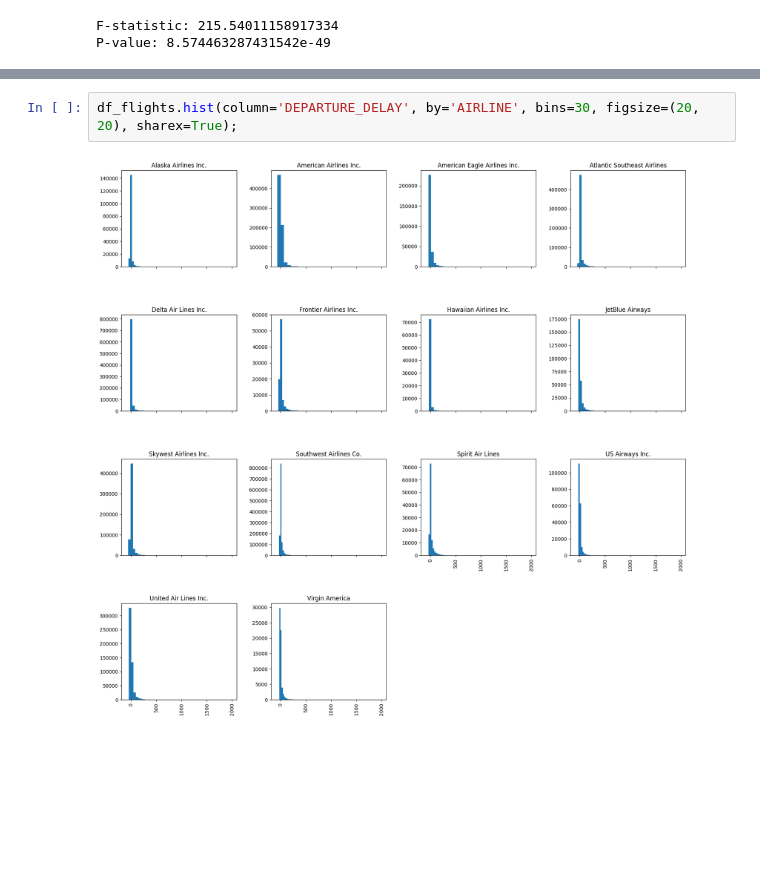
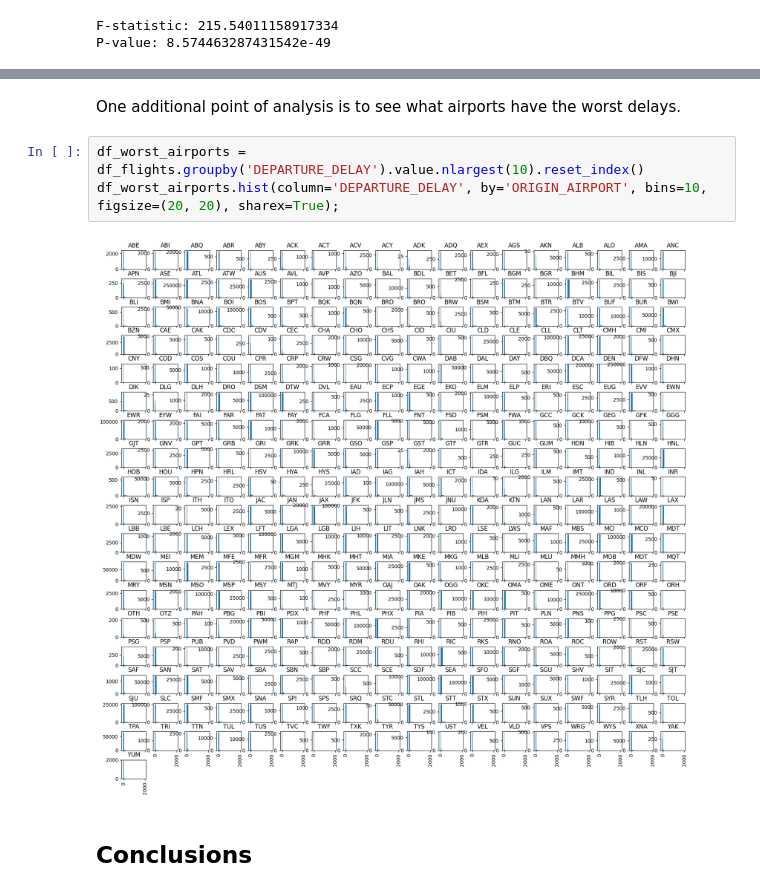
Before and after one commit to GaryLBentley/FlightDelays, a Jupyter notebook: FlightDelays.ipynb, the cells around one changed output, grey strips where cells are left out. Saved outputs shown, nothing was run; the diff lists cells and outputs as text; blank space fills up the shorter version.

Commit message:
Worst airports

```diff
--- a/FlightDelays.ipynb
+++ b/FlightDelays.ipynb
@@ -562,4 +573,9 @@ p_val_final
+# %% [markdown]
+One additional point of analysis is to see what airports have the worst delays.
 # %%
-df_flights.hist(column='DEPARTURE_DELAY', by='AIRLINE', bins=30, figsize=(20, 20), sharex=True);
+df_worst_airports = df_flights.groupby('DEPARTURE_DELAY').value.nlargest(10).reset_index()
+df_worst_airports.hist(column='DEPARTURE_DELAY', by='ORIGIN_AIRPORT', bins=10, figsize=(20, 20), sharex=True);
 # %% [output]
-[figure, old version]
+[figure, new version]
+# %% [markdown]
+## Conclusions
```
Also changed, not shown: parts of 10 cells of this notebook.
